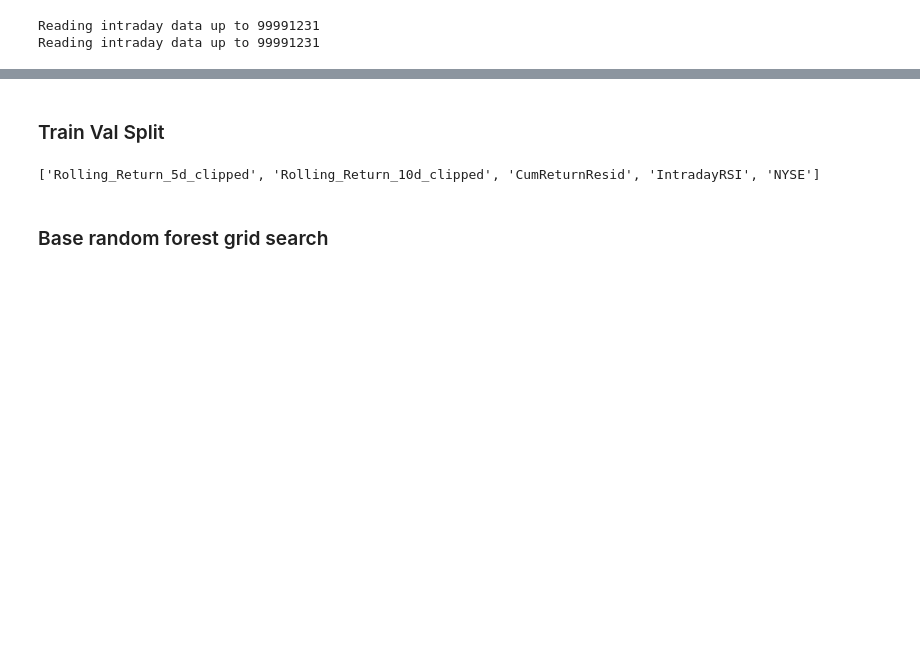
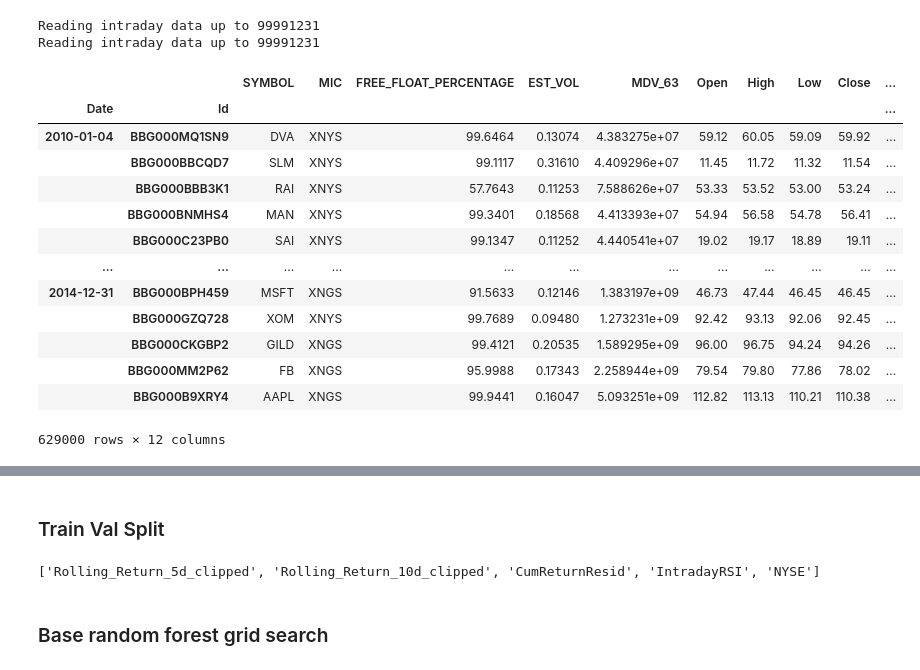
Before and after one commit to gruberjulius/ML_Task_4, a Jupyter notebook: CV.ipynb, the cells around one changed output, grey strips where cells are left out. Cells and saved outputs as stored; diff of their text form; code cells hidden in the pictures; blank space fills up the shorter version.

```diff
--- a/CV.ipynb
+++ b/CV.ipynb
@@ -29,3 +29,20 @@ input_data = X_df.join(target_df[['y', 'y_actual_clipped']], how = 'right')
 # %% [output]
 Reading intraday data up to 99991231
 Reading intraday data up to 99991231
+# %%
+daily_df
+# %% [output]
+|  |  | SYMBOL | MIC | FREE_FLOAT_PERCENTAGE | EST_VOL | MDV_63 | Open | High | Low | Close | ... |
+| Date | Id |  |  |  |  |  |  |  |  |  | ... |
+| 2010-01-04 | BBG000MQ1SN9 | DVA | XNYS | 99.6464 | 0.13074 | 4.383275e+07 | 59.12 | 60.05 | 59.09 | 59.92 | ... |
+|  | BBG000BBCQD7 | SLM | XNYS | 99.1117 | 0.31610 | 4.409296e+07 | 11.45 | 11.72 | 11.32 | 11.54 | ... |
+|  | BBG000BBB3K1 | RAI | XNYS | 57.7643 | 0.11253 | 7.588626e+07 | 53.33 | 53.52 | 53.00 | 53.24 | ... |
+|  | BBG000BNMHS4 | MAN | XNYS | 99.3401 | 0.18568 | 4.413393e+07 | 54.94 | 56.58 | 54.78 | 56.41 | ... |
+|  | BBG000C23PB0 | SAI | XNYS | 99.1347 | 0.11252 | 4.440541e+07 | 19.02 | 19.17 | 18.89 | 19.11 | ... |
+| ... | ... | ... | ... | ... | ... | ... | ... | ... | ... | ... | ... |
+| 2014-12-31 | BBG000BPH459 | MSFT | XNGS | 91.5633 | 0.12146 | 1.383197e+09 | 46.73 | 47.44 | 46.45 | 46.45 | ... |
+|  | BBG000GZQ728 | XOM | XNYS | 99.7689 | 0.09480 | 1.273231e+09 | 92.42 | 93.13 | 92.06 | 92.45 | ... |
+|  | BBG000CKGBP2 | GILD | XNGS | 99.4121 | 0.20535 | 1.589295e+09 | 96.00 | 96.75 | 94.24 | 94.26 | ... |
+|  | BBG000MM2P62 | FB | XNGS | 95.9988 | 0.17343 | 2.258944e+09 | 79.54 | 79.80 | 77.86 | 78.02 | ... |
+|  | BBG000B9XRY4 | AAPL | XNGS | 99.9441 | 0.16047 | 5.093251e+09 | 112.82 | 113.13 | 110.21 | 110.38 | ... |
+629000 rows × 12 columns
```
Also changed, not shown: parts of 1 cell of this notebook, 1 other file.
